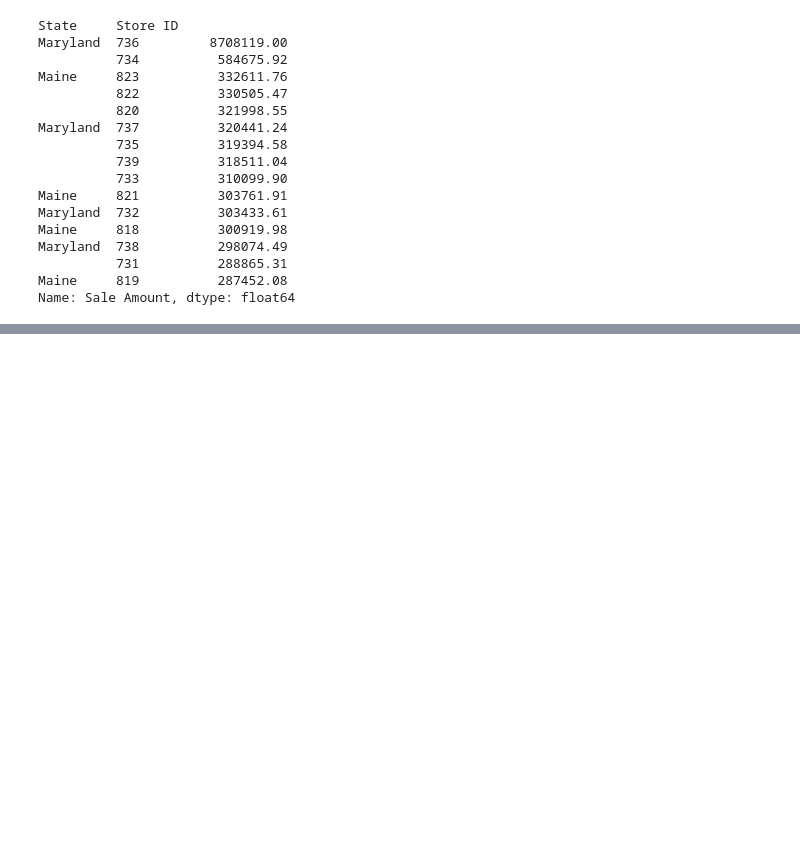
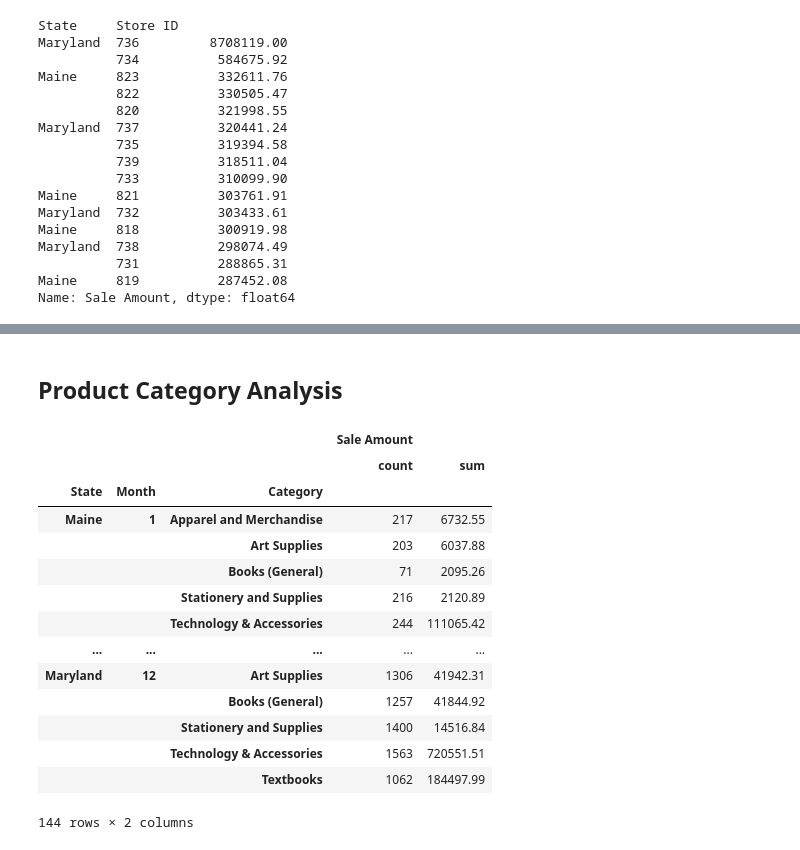
Before and after one commit to Danait378/Capstone_2, a Jupyter notebook: Berhane_sales_analysis.ipynb, the cells around one changed output, grey strips where cells are left out. Saved outputs shown, nothing was run; the diff lists cells and outputs as text; code cells hidden in the pictures; blank space fills up the shorter version.

Commit message:
Added Top Customers by Territory and Product Category Analysis

```diff
--- a/Berhane_sales_analysis.ipynb
+++ b/Berhane_sales_analysis.ipynb
@@ -248,0 +276,30 @@ Name: Sale Amount, dtype: float64
+# %% [markdown]
+## Product Category Analysis
+# %%
+sales_products = sales_stores.merge(products)
+
+sales_products = sales_products.merge(categories)
+
+category_monthly = sales_products.groupby(
+    ["State", "Month", "Category"]
+).agg({
+    "Sale Amount": ["count", "sum"]
+})
+
+category_monthly
+# %% [output]
+|  |  |  | Sale Amount |  |
+|  |  |  | count | sum |
+| State | Month | Category |  |  |
+| Maine | 1 | Apparel and Merchandise | 217 | 6732.55 |
+|  |  | Art Supplies | 203 | 6037.88 |
+|  |  | Books (General) | 71 | 2095.26 |
+|  |  | Stationery and Supplies | 216 | 2120.89 |
+|  |  | Technology & Accessories | 244 | 111065.42 |
+| ... | ... | ... | ... | ... |
+| Maryland | 12 | Art Supplies | 1306 | 41942.31 |
+|  |  | Books (General) | 1257 | 41844.92 |
+|  |  | Stationery and Supplies | 1400 | 14516.84 |
+|  |  | Technology & Accessories | 1563 | 720551.51 |
+|  |  | Textbooks | 1062 | 184497.99 |
+144 rows × 2 columns
```
Also changed, not shown: parts of 3 cells of this notebook.
